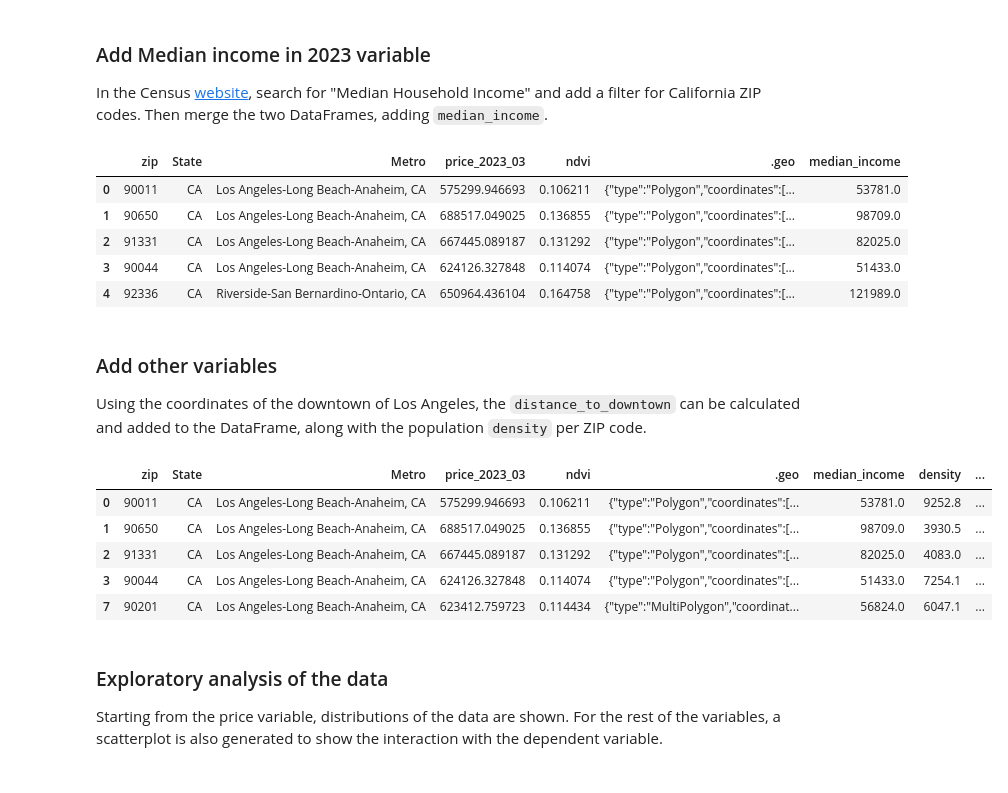
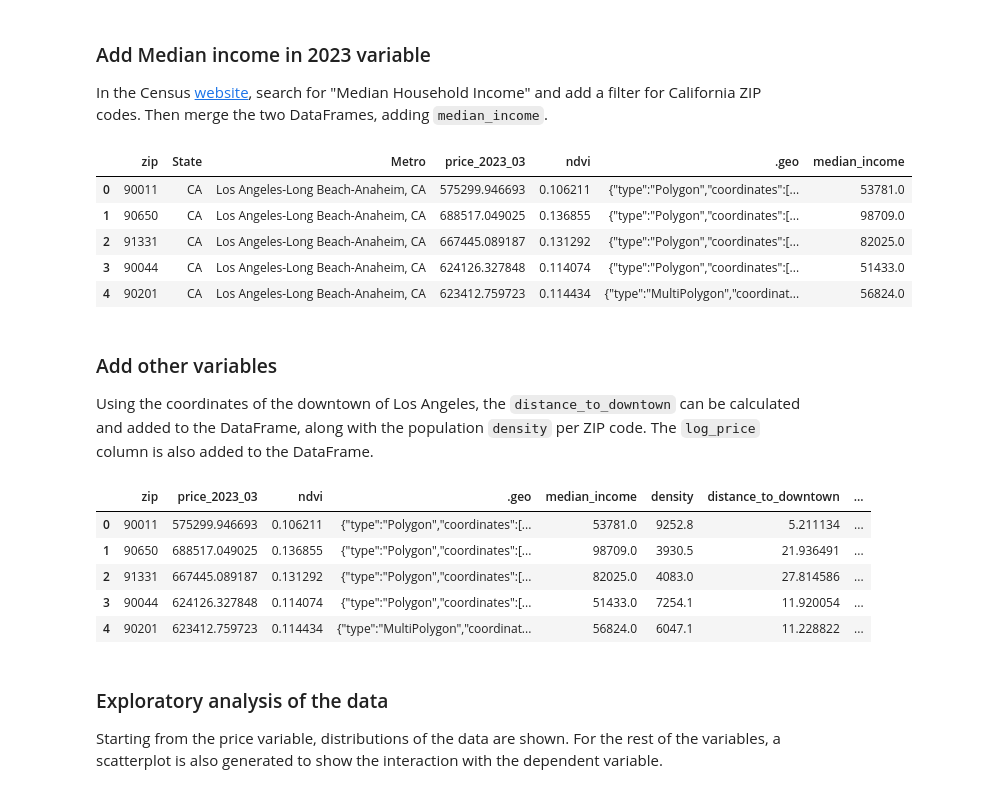
Before and after one commit to andreleo02/geospatial-analysis-project, a Jupyter notebook: analysis.ipynb, the cells around one changed output. Cells and saved outputs as stored; diff of their text form; code cells hidden in the pictures.

```diff
--- a/analysis.ipynb
+++ b/analysis.ipynb
@@ -34,7 +34,7 @@ zillow_df = zillow_df.rename(columns={
     '2023-03-31': 'price_2023_03'
 })
 zillow_df['zip'] = zillow_df['zip'].astype(str).str.zfill(5)
-zillow_df = zillow_df[zillow_df['State'] == 'CA']
+zillow_df = zillow_df[zillow_df['Metro'] == 'Los Angeles-Long Beach-Anaheim, CA']
 # %% [markdown]
 ### Load the NDVI file and merge
 Load the csv file containing the NDVI for the California state (downloaded from Google Earth Engine) in a pandas DataFrame and rename the columns of the ZIP code and the NDVI value.
@@ -61,7 +61,7 @@ merged_df = merged_df.drop(columns=columns_to_drop)
 In the Census [website](https://data.census.gov/), search for "Median Household Income" and add a filter for California ZIP codes. Then merge the two DataFrames, adding `median_income`.
 # %%
 # Download from https://data.census.gov/
-acs_df = pd.read_csv("data/ACSST5Y2023.S1901-Data.csv")
+acs_df = pd.read_csv("data/median_household_income.csv")
 
 # Extract ZIP code from NAME field
 acs_df['zip'] = acs_df['NAME'].str.extract(r'ZCTA5 (\d{5})')
@@ -95,46 +95,46 @@ merged_df.head()
 | 1 | 90650 | CA | Los Angeles-Long Beach-Anaheim, CA | 688517.049025 | 0.136855 | {"type":"Polygon","coordinates":[... | 98709.0 |
 | 2 | 91331 | CA | Los Angeles-Long Beach-Anaheim, CA | 667445.089187 | 0.131292 | {"type":"Polygon","coordinates":[... | 82025.0 |
 | 3 | 90044 | CA | Los Angeles-Long Beach-Anaheim, CA | 624126.327848 | 0.114074 | {"type":"Polygon","coordinates":[... | 51433.0 |
-| 4 | 92336 | CA | Riverside-San Bernardino-Ontario, CA | 650964.436104 | 0.164758 | {"type":"Polygon","coordinates":[... | 121989.0 |
+| 4 | 90201 | CA | Los Angeles-Long Beach-Anaheim, CA | 623412.759723 | 0.114434 | {"type":"MultiPolygon","coordinat... | 56824.0 |
 # %% [markdown]
 ### Add other variables
-Using the coordinates of the downtown of Los Angeles, the `distance_to_downtown` can be calculated and added to the DataFrame, along with the population `density` per ZIP code.
+Using the coordinates of the downtown of Los Angeles, the `distance_to_downtown` can be calculated and added to the DataFrame, along with the population `density` per ZIP code. The `log_price` column is also added to the DataFrame.
 # %%
 # Download from https://simplemaps.com/data/us-zips
 uszips_df = pd.read_csv("data/uszips.csv")
 
 # Coordinates of Downtown Los Angeles
 downtown_coords = (34.0522, -118.2437)
 
 # Prepare ZIP coordinates for merge
 uszips_df['zip'] = uszips_df['zip'].astype(str).str.zfill(5)
 uszips_df = uszips_df[['zip', 'lat', 'lng', 'density']].dropna()
 
 # Compute distance to downtown LA
 uszips_df['distance_to_downtown'] = uszips_df.apply(
     lambda row: geodesic((row['lat'], row['lng']), downtown_coords).km, axis=1
 )
 
 merged_df['zip'] = merged_df['zip'].astype(str).str.zfill(5)
 uszips_df['zip'] = uszips_df['zip'].astype(str).str.zfill(5)
 
 merged_df = merged_df.merge(
     uszips_df[['zip', 'density', 'distance_to_downtown']],
     on='zip', how='left'
 ).dropna(subset=['density', 'distance_to_downtown'])
 
 merged_df['log_price_2023_03'] = np.log(merged_df['price_2023_03'])
 
-merged_df = merged_df[merged_df['Metro'] == 'Los Angeles-Long Beach-Anaheim, CA']
+merged_df = merged_df.drop(columns=['State', 'Metro'])
 
 merged_df.head()
 # %% [output]
-|  | zip | State | Metro | price_2023_03 | ndvi | .geo | median_income | density | ... |
-| 0 | 90011 | CA | Los Angeles-Long Beach-Anaheim, CA | 575299.946693 | 0.106211 | {"type":"Polygon","coordinates":[... | 53781.0 | 9252.8 | ... |
-| 1 | 90650 | CA | Los Angeles-Long Beach-Anaheim, CA | 688517.049025 | 0.136855 | {"type":"Polygon","coordinates":[... | 98709.0 | 3930.5 | ... |
-| 2 | 91331 | CA | Los Angeles-Long Beach-Anaheim, CA | 667445.089187 | 0.131292 | {"type":"Polygon","coordinates":[... | 82025.0 | 4083.0 | ... |
-| 3 | 90044 | CA | Los Angeles-Long Beach-Anaheim, CA | 624126.327848 | 0.114074 | {"type":"Polygon","coordinates":[... | 51433.0 | 7254.1 | ... |
-| 7 | 90201 | CA | Los Angeles-Long Beach-Anaheim, CA | 623412.759723 | 0.114434 | {"type":"MultiPolygon","coordinat... | 56824.0 | 6047.1 | ... |
+|  | zip | price_2023_03 | ndvi | .geo | median_income | density | distance_to_downtown | ... |
+| 0 | 90011 | 575299.946693 | 0.106211 | {"type":"Polygon","coordinates":[... | 53781.0 | 9252.8 | 5.211134 | ... |
+| 1 | 90650 | 688517.049025 | 0.136855 | {"type":"Polygon","coordinates":[... | 98709.0 | 3930.5 | 21.936491 | ... |
+| 2 | 91331 | 667445.089187 | 0.131292 | {"type":"Polygon","coordinates":[... | 82025.0 | 4083.0 | 27.814586 | ... |
+| 3 | 90044 | 624126.327848 | 0.114074 | {"type":"Polygon","coordinates":[... | 51433.0 | 7254.1 | 11.920054 | ... |
+| 4 | 90201 | 623412.759723 | 0.114434 | {"type":"MultiPolygon","coordinat... | 56824.0 | 6047.1 | 11.228822 | ... |
 # %%
 # Save the result
 merged_df.to_csv("data/zillow_ndvi_merged.csv", index=False)
```
Also changed, not shown: parts of 10 cells of this notebook, 1 other file.
